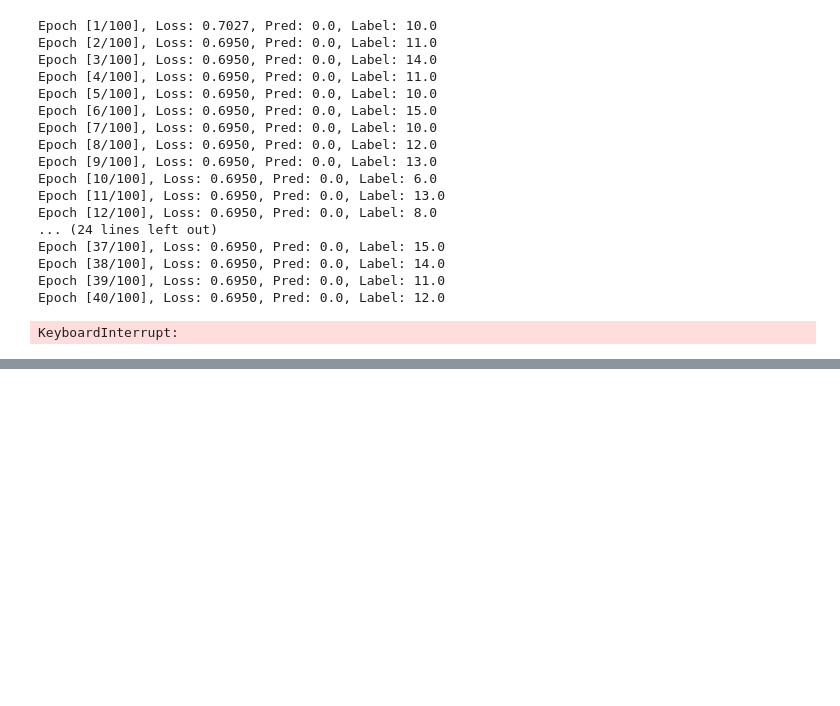
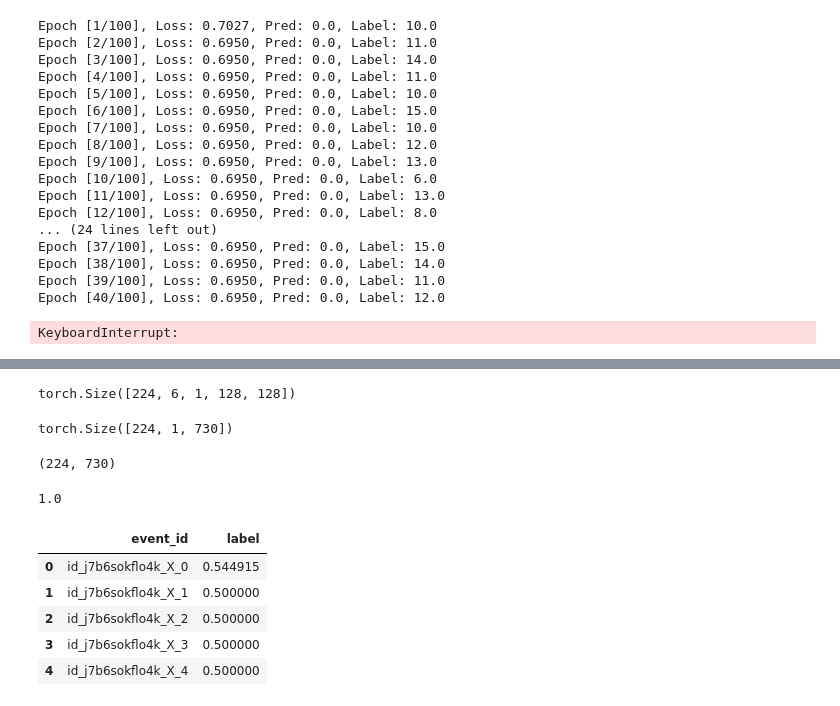
Before and after one commit to chrimerss/ZINDI, a Jupyter notebook: Prithvi.ipynb, the cells around one changed output, grey strips where cells are left out. Cells and saved outputs as stored; diff of their text form; code cells hidden in the pictures; blank space fills up the shorter version.

```diff
--- a/Prithvi.ipynb
+++ b/Prithvi.ipynb
@@ -433,0 +448,12 @@ from torch import nn
+# %%
+device = torch.device('cuda' if torch.cuda.is_available() else 'cpu')
+# Instantiate the model and optimizer
+model = FloodViT(pretrained_model, 1).to(device)
+
+# Load the checkpoint
+checkpoint = torch.load("checkpoints/model_state.pth", map_location='cuda')
+
+# Restore state
+model.load_state_dict(checkpoint)
+
+model.eval()  # Set the model to training mode
@@ -433,0 +478,38 @@ from torch import nn
+# %%
+
+test_images_tensor= torch.from_numpy(test_images).permute([0, 3, 1, 2]).to(torch.float32).reshape(test_images.shape[0], 6, 1, 128, 128)
+b,t= test_timeseries.shape
+test_timeseries_tensor= train_timeseries_tensor= torch.from_numpy(test_timeseries).to(torch.float32).view(b, 1, t)
+# %%
+test_images_tensor.shape
+# %% [output]
+torch.Size([224, 6, 1, 128, 128])
+# %%
+test_timeseries_tensor.shape
+# %% [output]
+torch.Size([224, 1, 730])
+# %%
+test_labels= model(test_images_tensor.to(device), test_timeseries_tensor.to(device).squeeze()).cpu().detach().numpy()
+# %%
+def sigmoid(x):
+  return 1 / (1 + np.exp(-x))
+
+probs = sigmoid(test_labels)
+probs.shape
+# %% [output]
+(224, 730)
+# %%
+sample_submission.label.max()
+# %% [output]
+1.0
+# %%
+sample_submission = pd.read_csv(BASE_PATH + '/SampleSubmission.csv')
+sample_submission['label'] = probs.flatten()
+sample_submission.head()
+# %% [output]
+|  | event_id | label |
+| 0 | id_j7b6sokflo4k_X_0 | 0.544915 |
+| 1 | id_j7b6sokflo4k_X_1 | 0.500000 |
+| 2 | id_j7b6sokflo4k_X_2 | 0.500000 |
+| 3 | id_j7b6sokflo4k_X_3 | 0.500000 |
+| 4 | id_j7b6sokflo4k_X_4 | 0.500000 |
```
Also changed, not shown: parts of 10 cells of this notebook, 3 other files.
